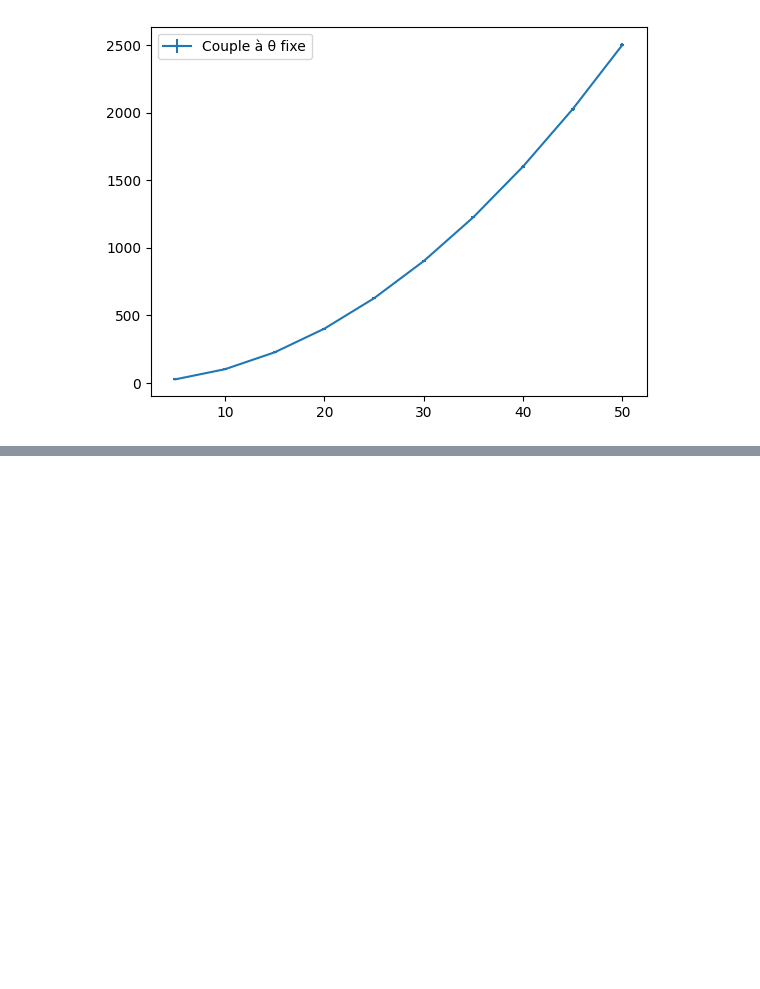
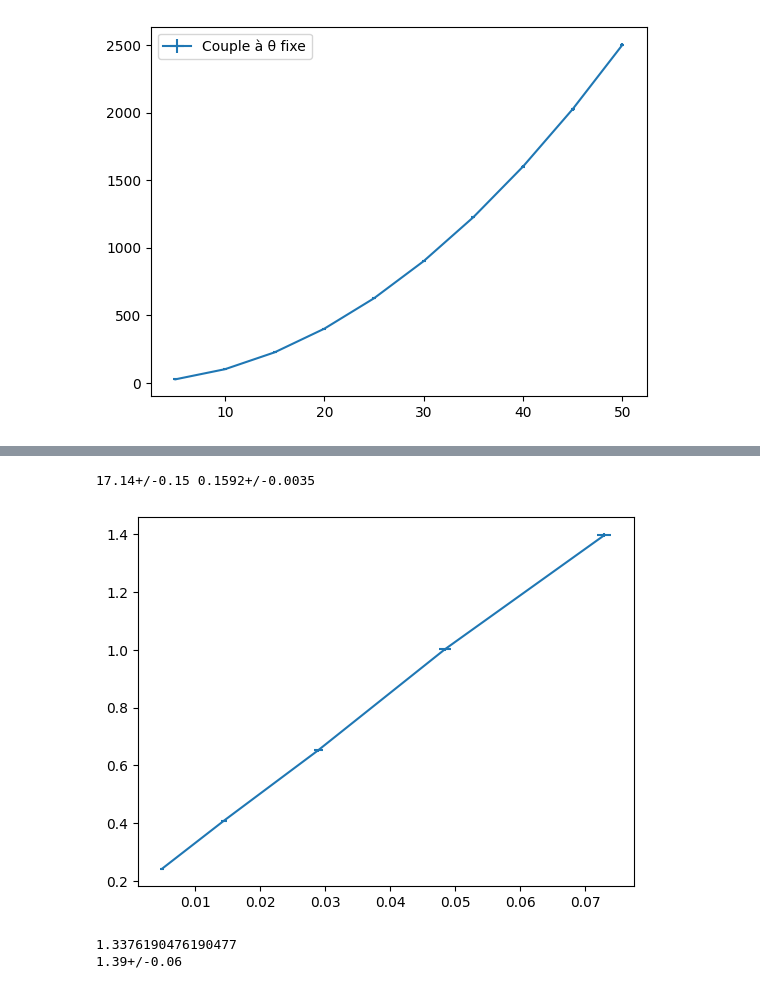
Before and after one commit to Duffy-y/TP-Saclay, a Jupyter notebook: Mecanique_3/main.ipynb, the cells around one changed output, grey strips where cells are left out. Cells and saved outputs as stored; diff of their text form; code cells hidden in the pictures; blank space fills up the shorter version.

```diff
--- a/Mecanique_3/main.ipynb
+++ b/Mecanique_3/main.ipynb
@@ -28,0 +41,48 @@ D = r * F / theta
+# %%
+m1=211.69 * 10**(-2)
+m2=211.96 * 10**(-2)
+T_27=np.array([7.47,7.44,7.47,7.47,7.41,7.50,7.34,7.37,7.37,7.41])
+T_22=np.array([6.25,6.34,6.31,6.25,6.28,6.40,6.19,6.32,6.31,6.29,6.28,6.25])
+T_17=np.array([5.03,5.06,5.06,5.06,5.07,5.09,5.15,5.15,4.94,5.13])
+T_12=np.array([4.13,3.97,4.00,4.07,4.10,4.00,4.03,3.94,3.94,3.97])
+T_7=np.array([3.06,3.09,2.97,3.07,3.12,3.16,3.12,3.09,3.10,3.06,3.18])
+
+all_T = [T_27, T_22, T_17, T_12, T_7]
+periode = []
+r = unumpy.uarray([27, 22, 17, 12, 7], std_devs=0.2) * 10**(-2)
+
+for T in all_T:
+    mean = np.mean(T)
+    N = len(T)
+    error = np.sqrt(1/(N*(N-1)) * np.sum((T - mean)**2))
+    periode.append(ufloat(mean, error))
+
+T = np.array(periode)
+
+ldd.plot_error(r**2, T**2/(4 * np.pi**2))
+(a,b) = ldd.odr_fit(ldd.linear_function, r**2, T**2/(4 * np.pi**2), p0=[20, 1])
+
+print(a, b)
+D = (m1 + m2) / a
+print(D)
+# %% [output]
+17.14+/-0.15 0.1592+/-0.0035
+[figure, added]
+# %%
+T_sphère=np.array([1.35,1.28,1.31,1.38,1.25,1.19,1.28,1.28,1.31,1.28,1.35,1.41,1.41,1.40,1.31,1.46,1.34,1.35,1.38,1.40,1.37])
+T_moyenne=np.mean(T_sphère)
+print(T_moyenne)
+m_sphère=0.64487
+r_sphère=0.07
+
+m_creux=0.34728
+m_plein=0.38609
+
+
+I_sphère=2*m_sphère*r_sphère**2/5
+
+T_théo=2* np.pi * (I_sphère/D_mean)**(1/2)
+print(T_théo)
+# %% [output]
+1.3376190476190477
+1.39+/-0.06
```
Also changed, not shown: parts of 1 cell of this notebook, 1 other file.
